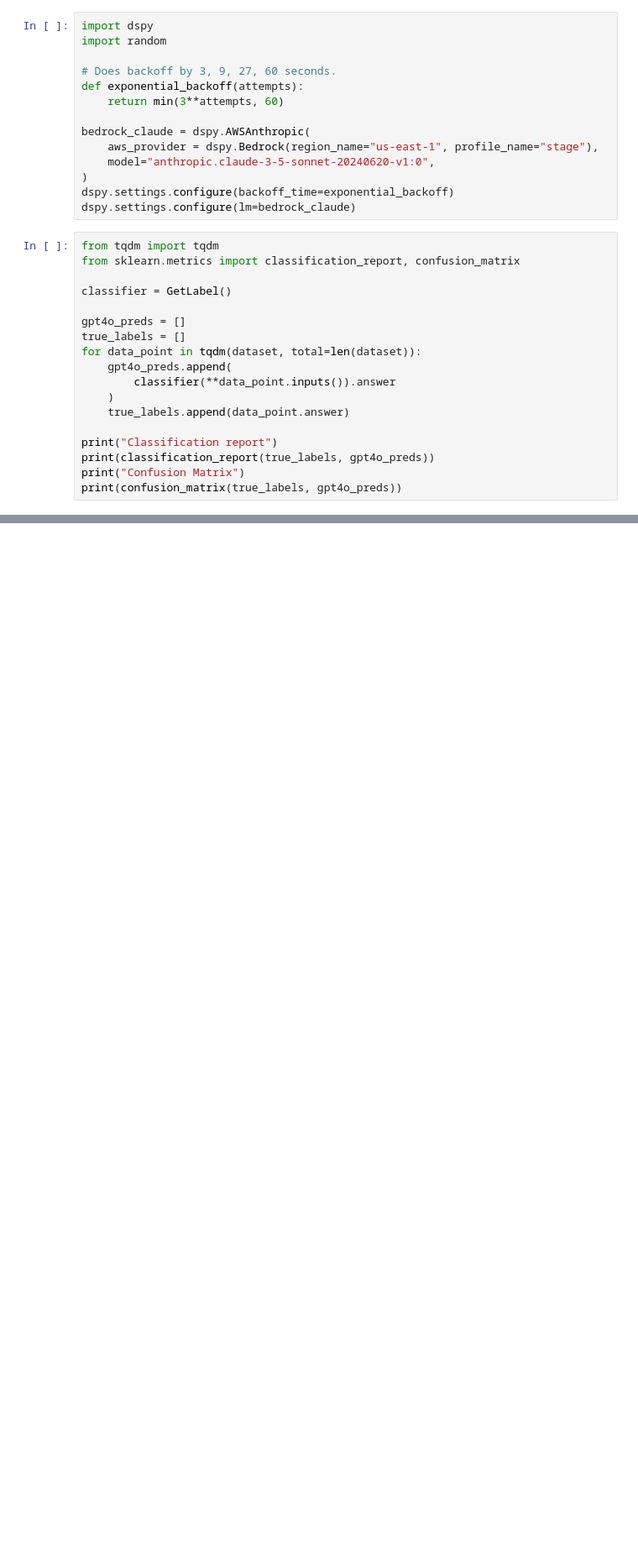
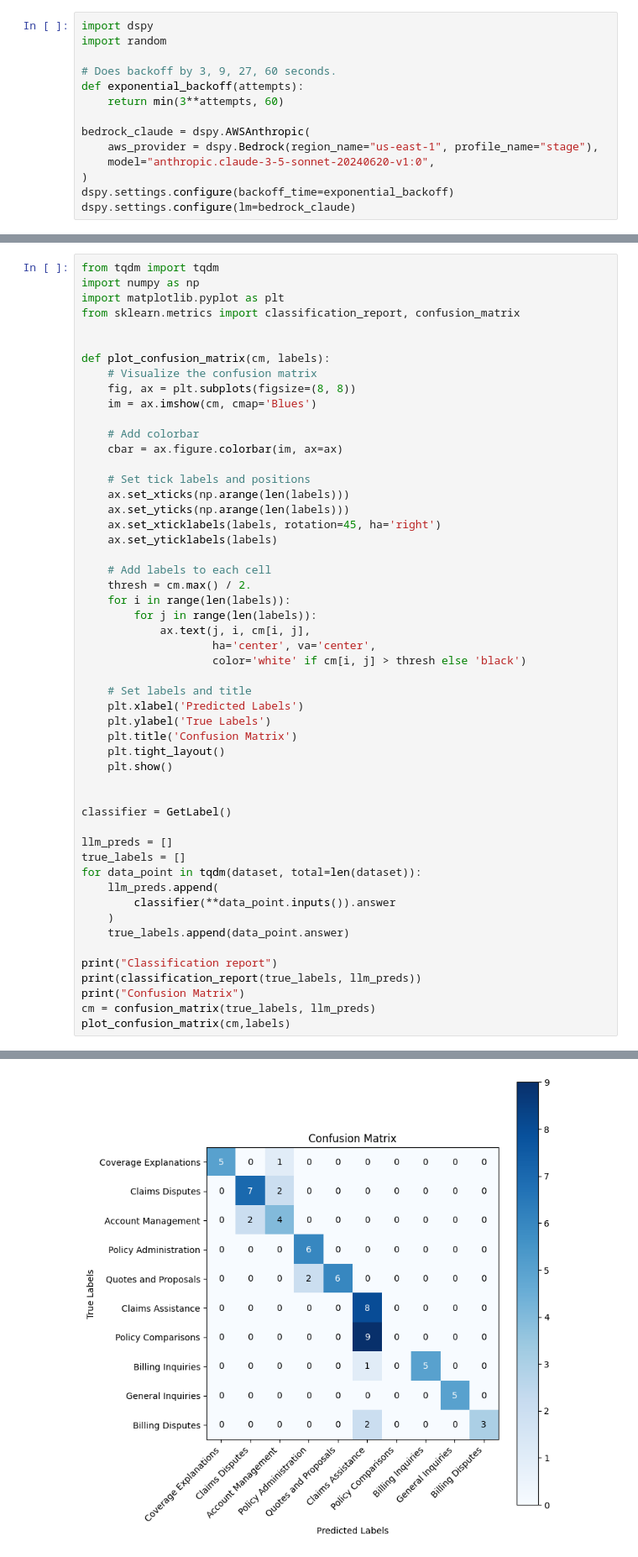
Before and after one commit to WckD123/DSPyClassification, a Jupyter notebook: dspyClassification.ipynb, the cells around one changed output, grey strips where cells are left out. Shown at 84% size. Saved outputs shown, nothing was run; the diff lists cells and outputs as text; blank space fills up the shorter version.

Commit message:
basic classification result with claude sonnet 3.5

```diff
--- a/dspyClassification.ipynb
+++ b/dspyClassification.ipynb
@@ -72,21 +76,3 @@ bedrock_claude = dspy.AWSAnthropic(
 )
 dspy.settings.configure(backoff_time=exponential_backoff)
 dspy.settings.configure(lm=bedrock_claude)
-# %%
-from tqdm import tqdm
-from sklearn.metrics import classification_report, confusion_matrix
-
-classifier = GetLabel()
-
-gpt4o_preds = []
-true_labels = []
-for data_point in tqdm(dataset, total=len(dataset)):
-    gpt4o_preds.append(
-        classifier(**data_point.inputs()).answer
-    )
-    true_labels.append(data_point.answer)
-
-print("Classification report")
-print(classification_report(true_labels, gpt4o_preds))
-print("Confusion Matrix")
-print(confusion_matrix(true_labels, gpt4o_preds))
@@ -110,0 +79,53 @@ Policy Administration       1.00      0.83      0.91         6
+# %%
+from tqdm import tqdm
+import numpy as np
+import matplotlib.pyplot as plt
+from sklearn.metrics import classification_report, confusion_matrix
+
+
+def plot_confusion_matrix(cm, labels):
+    # Visualize the confusion matrix
+    fig, ax = plt.subplots(figsize=(8, 8))
+    im = ax.imshow(cm, cmap='Blues')
+
+    # Add colorbar
+    cbar = ax.figure.colorbar(im, ax=ax)
+
+    # Set tick labels and positions
+    ax.set_xticks(np.arange(len(labels)))
+    ax.set_yticks(np.arange(len(labels)))
+    ax.set_xticklabels(labels, rotation=45, ha='right')
+    ax.set_yticklabels(labels)
+
+    # Add labels to each cell
+    thresh = cm.max() / 2.
+    for i in range(len(labels)):
+        for j in range(len(labels)):
+            ax.text(j, i, cm[i, j],
+                    ha='center', va='center',
+                    color='white' if cm[i, j] > thresh else 'black')
+
+    # Set labels and title
+    plt.xlabel('Predicted Labels')
+    plt.ylabel('True Labels')
+    plt.title('Confusion Matrix')
+    plt.tight_layout()
+    plt.show()
+
+
+classifier = GetLabel()
+
+llm_preds = []
+true_labels = []
+for data_point in tqdm(dataset, total=len(dataset)):
+    llm_preds.append(
+        classifier(**data_point.inputs()).answer
+    )
+    true_labels.append(data_point.answer)
+
+print("Classification report")
+print(classification_report(true_labels, llm_preds))
+print("Confusion Matrix")
+cm = confusion_matrix(true_labels, llm_preds)
+plot_confusion_matrix(cm,labels)
+# %% [output]
@@ -110,0 +151 @@ Policy Administration       1.00      0.83      0.91         6
+[figure, added]
```
Also changed, not shown: parts of 5 cells of this notebook.
